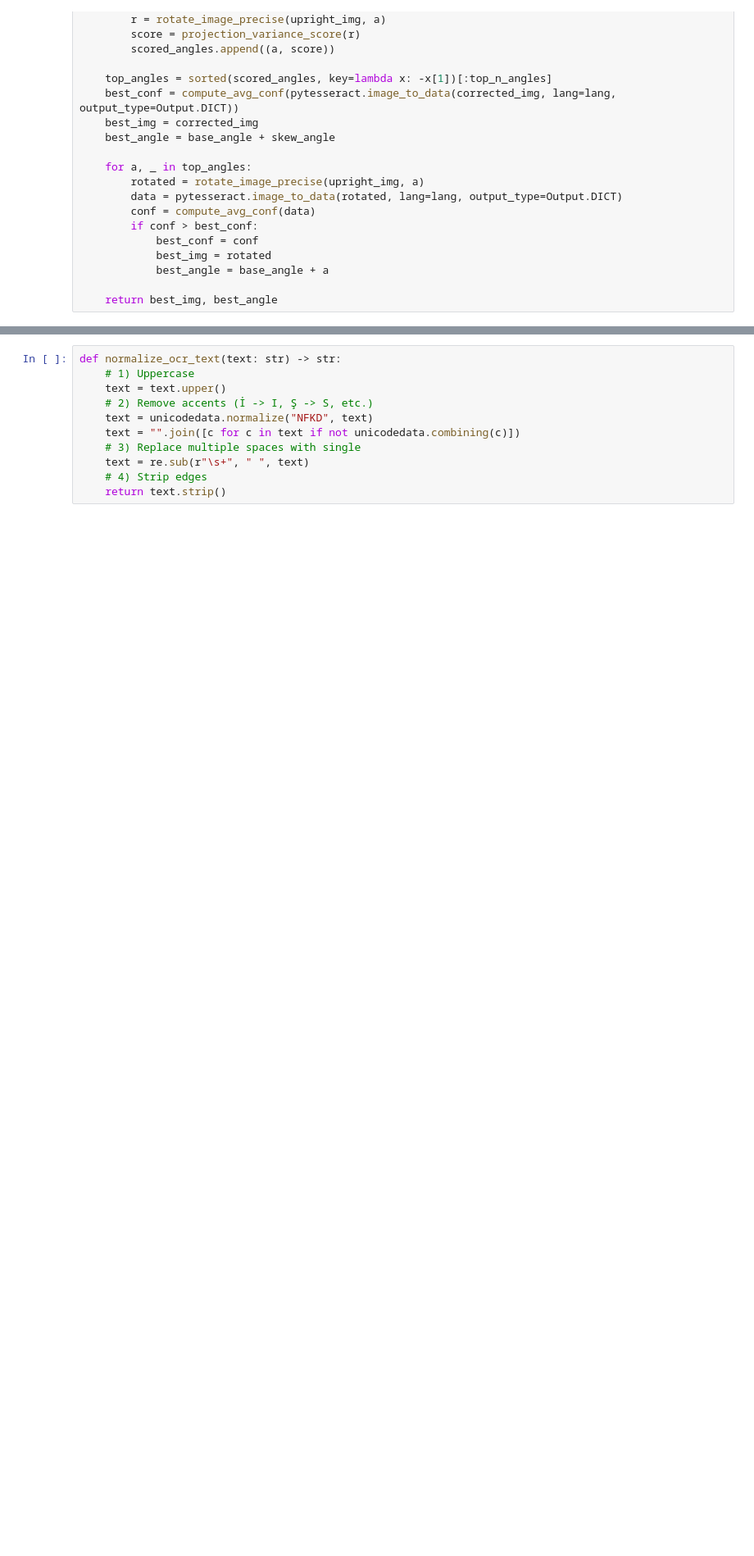
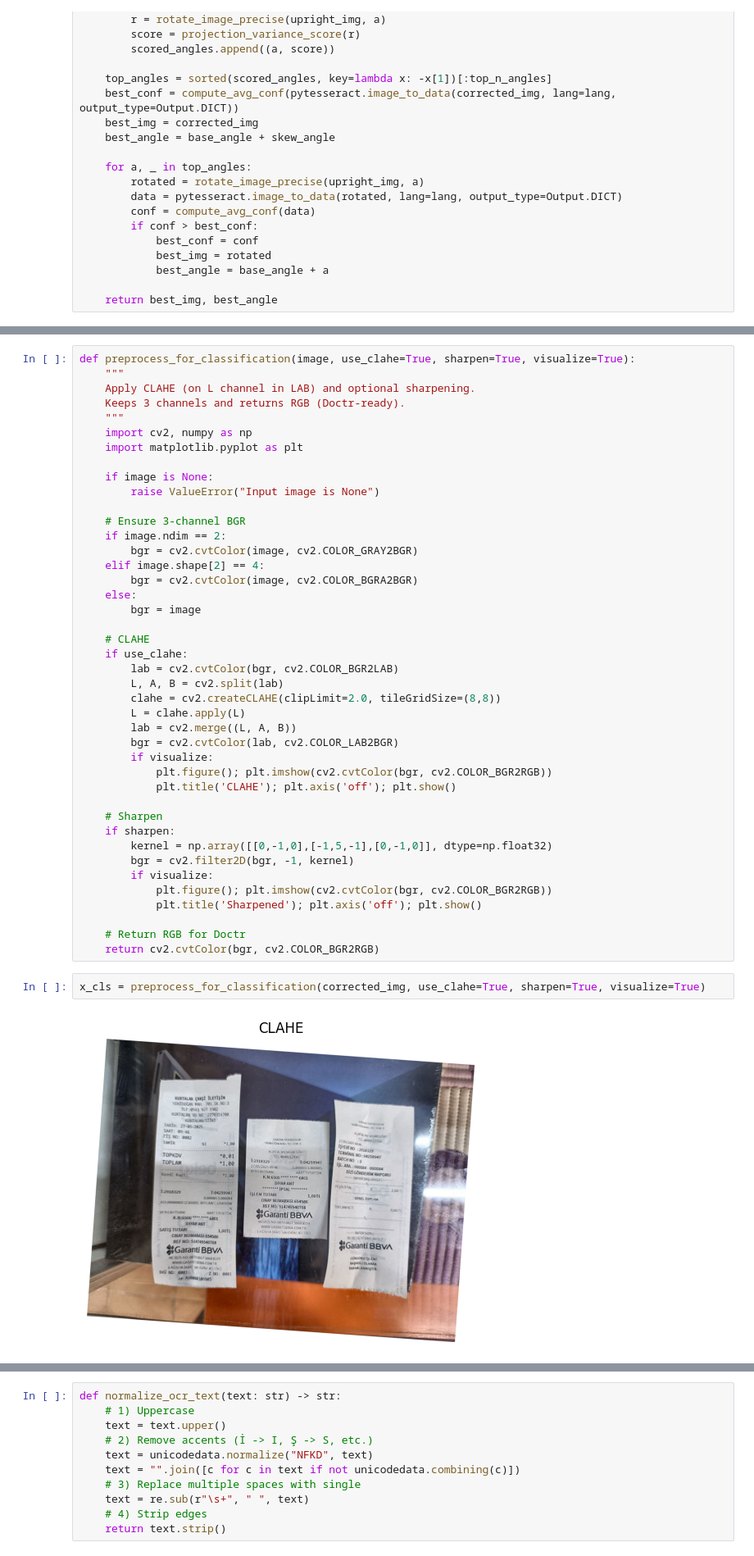
Before and after one commit to kaptanece/receipt-processing, a Jupyter notebook: receiptdetection_latest.ipynb, the cells around one changed output, grey strips where cells are left out. Shown at 82% size. Drawn from its saved outputs; the diff is of its cells as text; blank space fills up the shorter version.

```diff
--- a/receiptdetection_latest.ipynb
+++ b/receiptdetection_latest.ipynb
@@ -545,0 +307,46 @@ This function determines the **most likely receipt type** for a given cluster of
+# %%
+def preprocess_for_classification(image, use_clahe=True, sharpen=True, visualize=True):
+    """
+    Apply CLAHE (on L channel in LAB) and optional sharpening.
+    Keeps 3 channels and returns RGB (Doctr-ready).
+    """
+    import cv2, numpy as np
+    import matplotlib.pyplot as plt
+
+    if image is None:
+        raise ValueError("Input image is None")
+
+    # Ensure 3-channel BGR
+    if image.ndim == 2:
+        bgr = cv2.cvtColor(image, cv2.COLOR_GRAY2BGR)
+    elif image.shape[2] == 4:
+        bgr = cv2.cvtColor(image, cv2.COLOR_BGRA2BGR)
+    else:
+        bgr = image
+
+    # CLAHE
+    if use_clahe:
+        lab = cv2.cvtColor(bgr, cv2.COLOR_BGR2LAB)
+        L, A, B = cv2.split(lab)
+        clahe = cv2.createCLAHE(clipLimit=2.0, tileGridSize=(8,8))
+        L = clahe.apply(L)
+        lab = cv2.merge((L, A, B))
+        bgr = cv2.cvtColor(lab, cv2.COLOR_LAB2BGR)
+        if visualize:
+            plt.figure(); plt.imshow(cv2.cvtColor(bgr, cv2.COLOR_BGR2RGB))
+            plt.title('CLAHE'); plt.axis('off'); plt.show()
+
+    # Sharpen
+    if sharpen:
+        kernel = np.array([[0,-1,0],[-1,5,-1],[0,-1,0]], dtype=np.float32)
+        bgr = cv2.filter2D(bgr, -1, kernel)
+        if visualize:
+            plt.figure(); plt.imshow(cv2.cvtColor(bgr, cv2.COLOR_BGR2RGB))
+            plt.title('Sharpened'); plt.axis('off'); plt.show()
+
+    # Return RGB for Doctr
+    return cv2.cvtColor(bgr, cv2.COLOR_BGR2RGB)
+# %%
+x_cls = preprocess_for_classification(corrected_img, use_clahe=True, sharpen=True, visualize=True)
+# %% [output]
+[figure, added]
```
Also changed, not shown: parts of 49 cells of this notebook.
